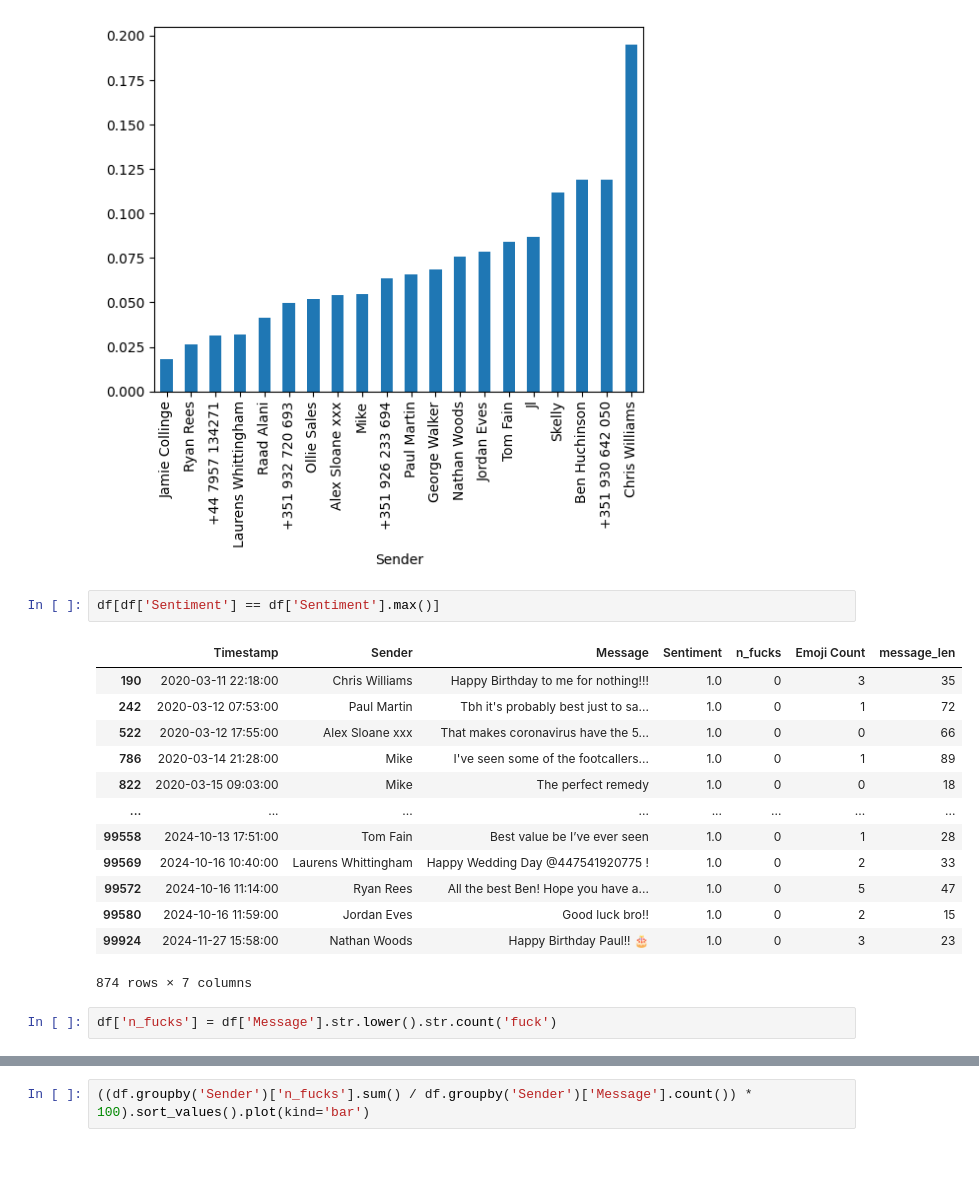
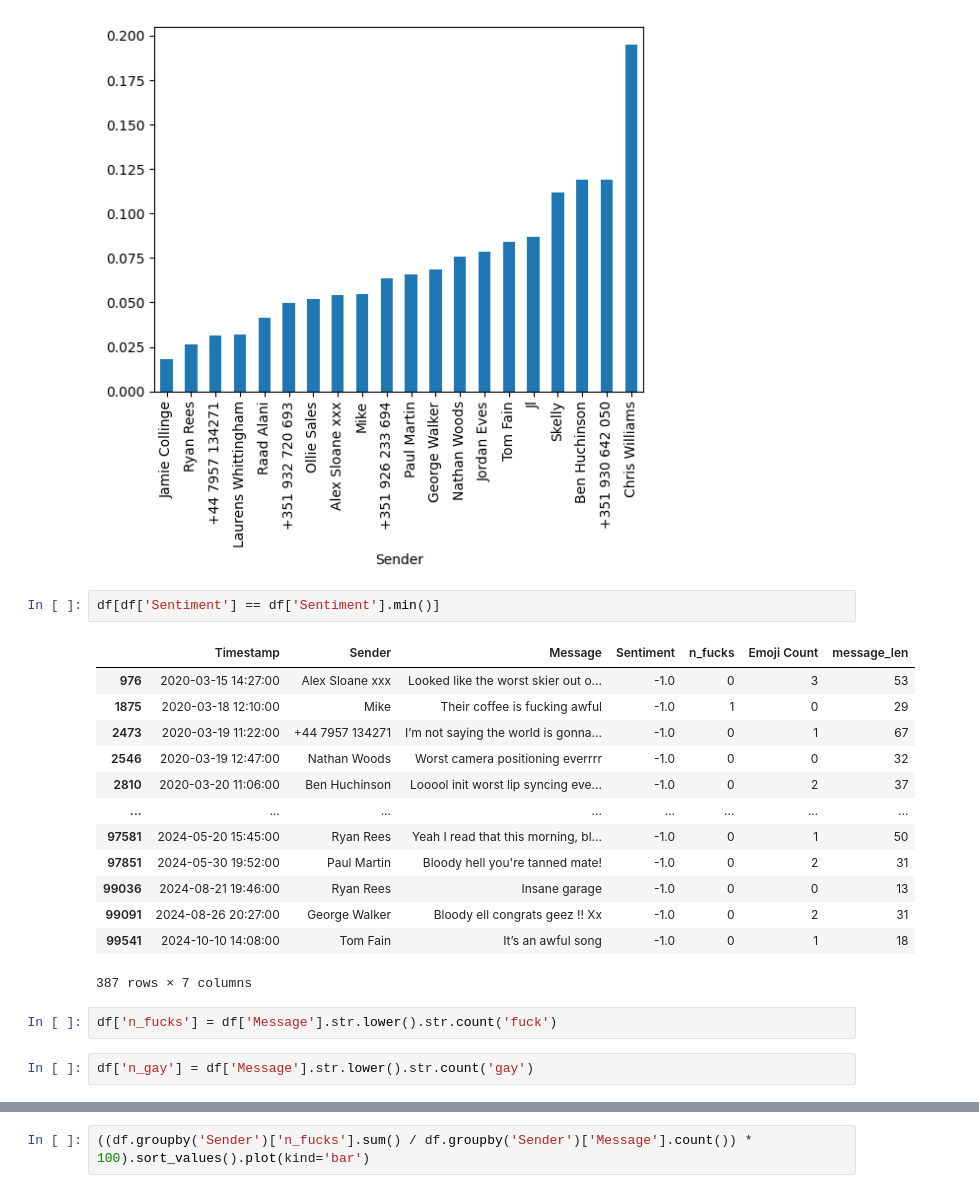
Before and after one commit to paulmartin91/whatsapp_analyser, a Jupyter notebook: analysis.ipynb, the cells around one changed output, grey strips where cells are left out. Saved outputs shown, nothing was run; the diff lists cells and outputs as text; blank space fills up the shorter version.

```diff
--- a/analysis.ipynb
+++ b/analysis.ipynb
@@ -107,20 +107,22 @@ df.groupby('Sender')['Sentiment'].mean().sort_values().plot(kind='bar')
 <Axes: xlabel='Sender'>
 [figure]
 # %%
-df[df['Sentiment'] == df['Sentiment'].max()]
+df[df['Sentiment'] == df['Sentiment'].min()]
 # %% [output]
 |  | Timestamp | Sender | Message | Sentiment | n_fucks | Emoji Count | message_len |
-| 190 | 2020-03-11 22:18:00 | Chris Williams | Happy Birthday to me for nothing!!! | 1.0 | 0 | 3 | 35 |
-| 242 | 2020-03-12 07:53:00 | Paul Martin | Tbh it's probably best just to sa... | 1.0 | 0 | 1 | 72 |
-| 522 | 2020-03-12 17:55:00 | Alex Sloane xxx | That makes coronavirus have the 5... | 1.0 | 0 | 0 | 66 |
-| 786 | 2020-03-14 21:28:00 | Mike | I've seen some of the footcallers... | 1.0 | 0 | 1 | 89 |
-| 822 | 2020-03-15 09:03:00 | Mike | The perfect remedy | 1.0 | 0 | 0 | 18 |
+| 976 | 2020-03-15 14:27:00 | Alex Sloane xxx | Looked like the worst skier out o... | -1.0 | 0 | 3 | 53 |
+| 1875 | 2020-03-18 12:10:00 | Mike | Their coffee is fucking awful | -1.0 | 1 | 0 | 29 |
+| 2473 | 2020-03-19 11:22:00 | +44 7957 134271 | I’m not saying the world is gonna... | -1.0 | 0 | 1 | 67 |
+| 2546 | 2020-03-19 12:47:00 | Nathan Woods | Worst camera positioning everrrr | -1.0 | 0 | 0 | 32 |
+| 2810 | 2020-03-20 11:06:00 | Ben Huchinson | Looool init worst lip syncing eve... | -1.0 | 0 | 2 | 37 |
 | ... | ... | ... | ... | ... | ... | ... | ... |
-| 99558 | 2024-10-13 17:51:00 | Tom Fain | Best value be I’ve ever seen | 1.0 | 0 | 1 | 28 |
-| 99569 | 2024-10-16 10:40:00 | Laurens Whittingham | Happy Wedding Day @447541920775 ! | 1.0 | 0 | 2 | 33 |
-| 99572 | 2024-10-16 11:14:00 | Ryan Rees | All the best Ben! Hope you have a... | 1.0 | 0 | 5 | 47 |
-| 99580 | 2024-10-16 11:59:00 | Jordan Eves | Good luck bro!! | 1.0 | 0 | 2 | 15 |
-| 99924 | 2024-11-27 15:58:00 | Nathan Woods | Happy Birthday Paul!! 🎂 | 1.0 | 0 | 3 | 23 |
+| 97581 | 2024-05-20 15:45:00 | Ryan Rees | Yeah I read that this morning, bl... | -1.0 | 0 | 1 | 50 |
+| 97851 | 2024-05-30 19:52:00 | Paul Martin | Bloody hell you're tanned mate! | -1.0 | 0 | 2 | 31 |
+| 99036 | 2024-08-21 19:46:00 | Ryan Rees | Insane garage | -1.0 | 0 | 0 | 13 |
+| 99091 | 2024-08-26 20:27:00 | George Walker | Bloody ell congrats geez !! Xx | -1.0 | 0 | 2 | 31 |
+| 99541 | 2024-10-10 14:08:00 | Tom Fain | It’s an awful song | -1.0 | 0 | 1 | 18 |
-874 rows × 7 columns
+387 rows × 7 columns
 # %%
 df['n_fucks'] = df['Message'].str.lower().str.count('fuck')
+# %%
+df['n_gay'] = df['Message'].str.lower().str.count('gay')
```
Also changed, not shown: parts of 2 cells of this notebook.
